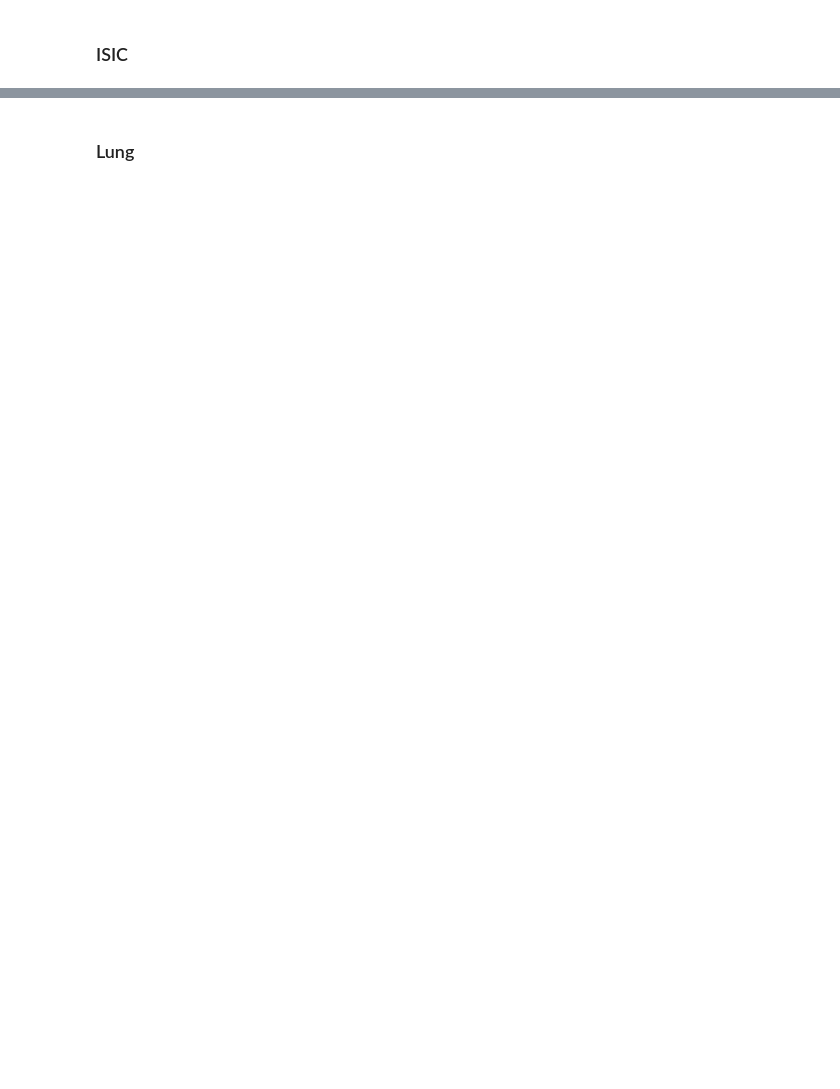
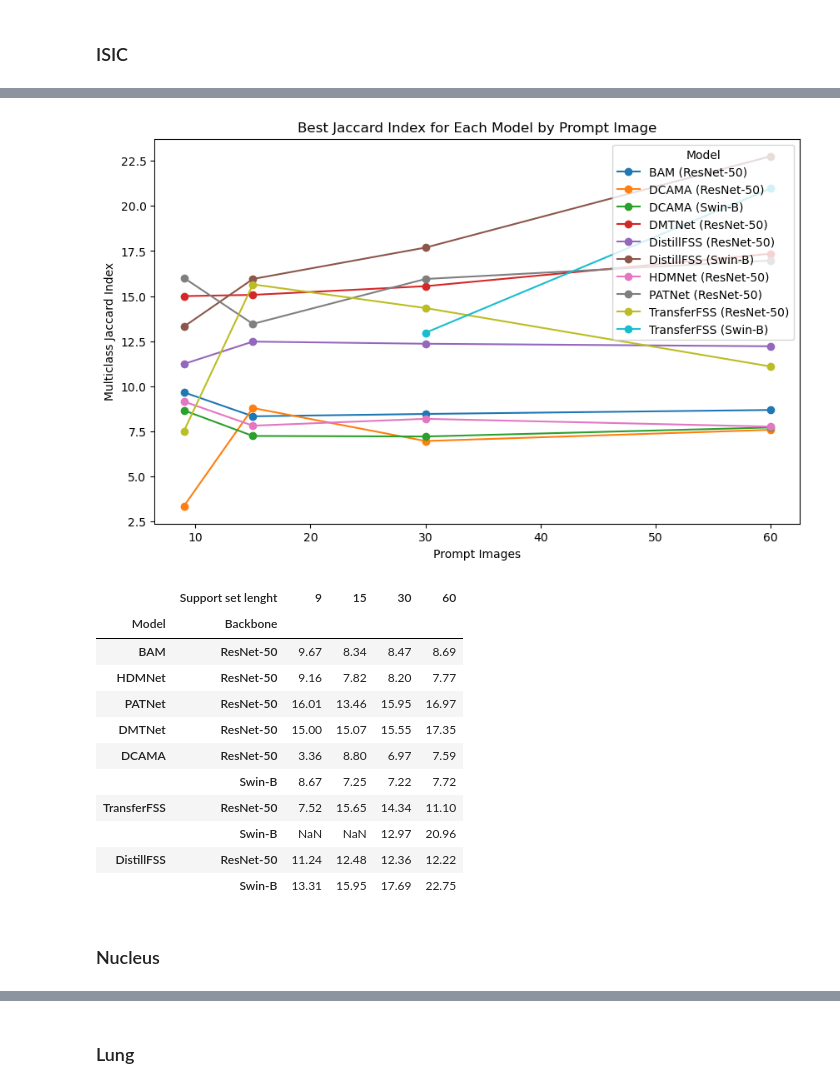
Before and after one commit to pasqualedem/DistillFSS, a Jupyter notebook: result.ipynb, the cells around one changed output, grey strips where cells are left out. Drawn from its saved outputs; the diff is of its cells as text; code cells hidden in the pictures; blank space fills up the shorter version.

```diff
--- a/result.ipynb
+++ b/result.ipynb
@@ -21,2 +142,6 @@ def linearize_dict(d, parent_key='', sep='.'):
+# %%
+results = {}
+filtered_dfs = {}
+pivots = {}
 # %% [markdown]
 ### ISIC
@@ -98,0 +148,11 @@ plt.show()
+# %%
+dataset = "ISIC"
+
+prompt_images_col = f'dataset.datasets.test_{dataset.lower()}.prompt_images'
+filters = {
+  "group": dataset
+}
+prompt_images = [9, 15, 30, 60]
+
+results[dataset] = get_runs(filters)
+results[dataset].head()
@@ -98,0 +167,4 @@ plt.show()
+# %%
+filtered_df = get_filtered_df(results[dataset], prompt_images, prompt_images_col)
+filtered_dfs[dataset] = filtered_df
+filtered_df
@@ -98,0 +186,20 @@ plt.show()
+# %%
+pivot_df = get_results_and_fig(dataset, filtered_df, prompt_images_col)
+pivots[dataset] = pivot_df
+pivot_df
+# %% [output]
+[figure, added]
+|  | Support set lenght | 9 | 15 | 30 | 60 |
+| Model | Backbone |  |  |  |  |
+| BAM | ResNet-50 | 9.67 | 8.34 | 8.47 | 8.69 |
+| HDMNet | ResNet-50 | 9.16 | 7.82 | 8.20 | 7.77 |
+| PATNet | ResNet-50 | 16.01 | 13.46 | 15.95 | 16.97 |
+| DMTNet | ResNet-50 | 15.00 | 15.07 | 15.55 | 17.35 |
+| DCAMA | ResNet-50 | 3.36 | 8.80 | 6.97 | 7.59 |
+|  | Swin-B | 8.67 | 7.25 | 7.22 | 7.72 |
+| TransferFSS | ResNet-50 | 7.52 | 15.65 | 14.34 | 11.10 |
+|  | Swin-B | NaN | NaN | 12.97 | 20.96 |
+| DistillFSS | ResNet-50 | 11.24 | 12.48 | 12.36 | 12.22 |
+|  | Swin-B | 13.31 | 15.95 | 17.69 | 22.75 |
+# %% [markdown]
+### Nucleus
```
Also changed, not shown: parts of 40 cells of this notebook, 9 other files.
